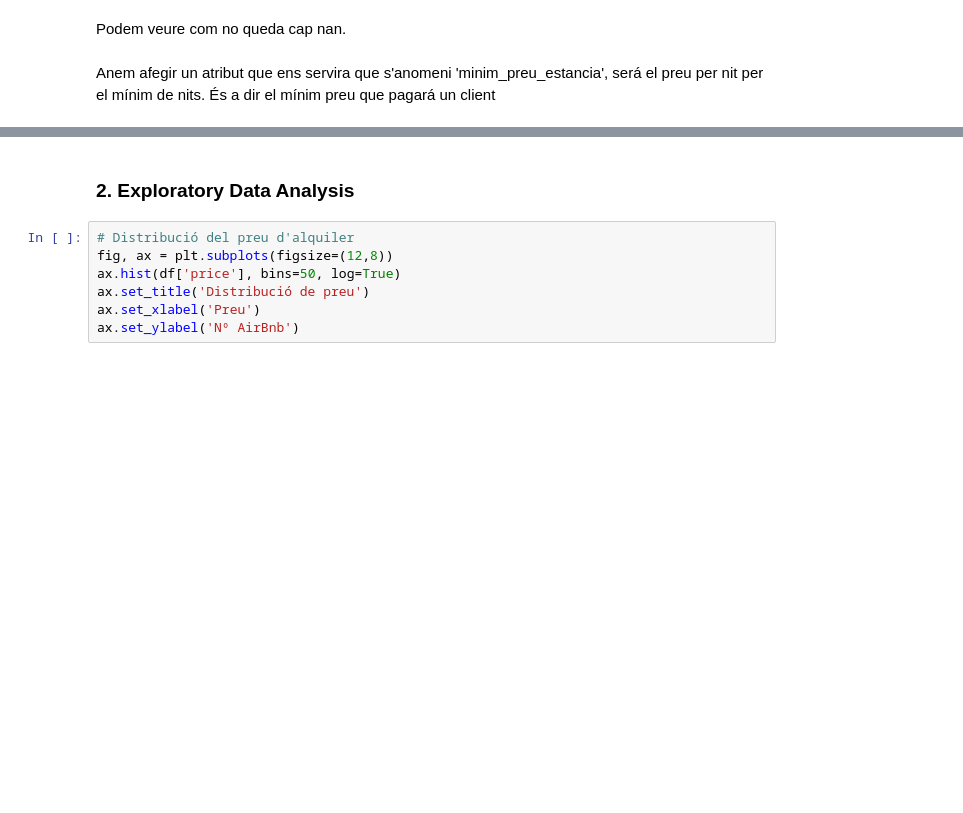
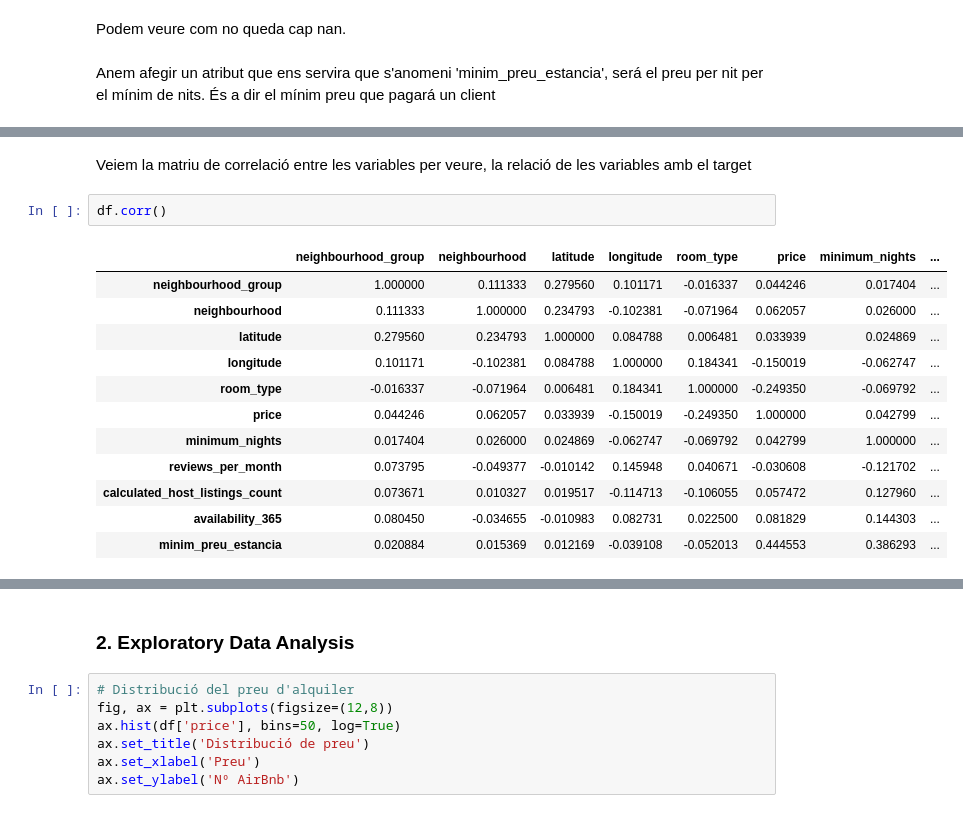
Before and after one commit to polvila25/CAS-KAGGLE-APC, a Jupyter notebook: cas_kaggle.ipynb, the cells around one changed output, grey strips where cells are left out. Cells and saved outputs as stored; diff of their text form; blank space fills up the shorter version.

```diff
--- a/cas_kaggle.ipynb
+++ b/cas_kaggle.ipynb
@@ -214,0 +283,17 @@ df['minim_preu_estancia'] = df['price'] * df['minimum_nights']
+# %% [markdown]
+Veiem la matriu de correlació entre les variables per veure, la relació de les variables amb el target
+# %%
+df.corr()
+# %% [output]
+|  | neighbourhood_group | neighbourhood | latitude | longitude | room_type | price | minimum_nights | ... |
+| neighbourhood_group | 1.000000 | 0.111333 | 0.279560 | 0.101171 | -0.016337 | 0.044246 | 0.017404 | ... |
+| neighbourhood | 0.111333 | 1.000000 | 0.234793 | -0.102381 | -0.071964 | 0.062057 | 0.026000 | ... |
+| latitude | 0.279560 | 0.234793 | 1.000000 | 0.084788 | 0.006481 | 0.033939 | 0.024869 | ... |
+| longitude | 0.101171 | -0.102381 | 0.084788 | 1.000000 | 0.184341 | -0.150019 | -0.062747 | ... |
+| room_type | -0.016337 | -0.071964 | 0.006481 | 0.184341 | 1.000000 | -0.249350 | -0.069792 | ... |
+| price | 0.044246 | 0.062057 | 0.033939 | -0.150019 | -0.249350 | 1.000000 | 0.042799 | ... |
+| minimum_nights | 0.017404 | 0.026000 | 0.024869 | -0.062747 | -0.069792 | 0.042799 | 1.000000 | ... |
+| reviews_per_month | 0.073795 | -0.049377 | -0.010142 | 0.145948 | 0.040671 | -0.030608 | -0.121702 | ... |
+| calculated_host_listings_count | 0.073671 | 0.010327 | 0.019517 | -0.114713 | -0.106055 | 0.057472 | 0.127960 | ... |
+| availability_365 | 0.080450 | -0.034655 | -0.010983 | 0.082731 | 0.022500 | 0.081829 | 0.144303 | ... |
+| minim_preu_estancia | 0.020884 | 0.015369 | 0.012169 | -0.039108 | -0.052013 | 0.444553 | 0.386293 | ... |
```
Also changed, not shown: parts of 9 cells of this notebook.
